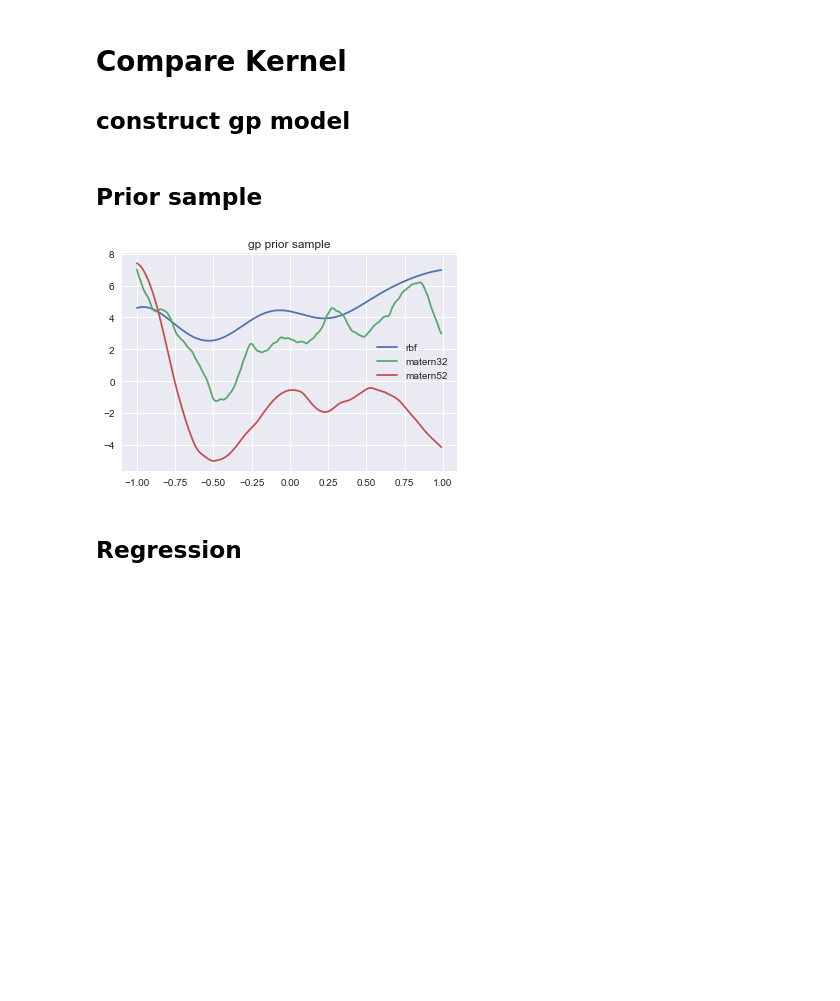
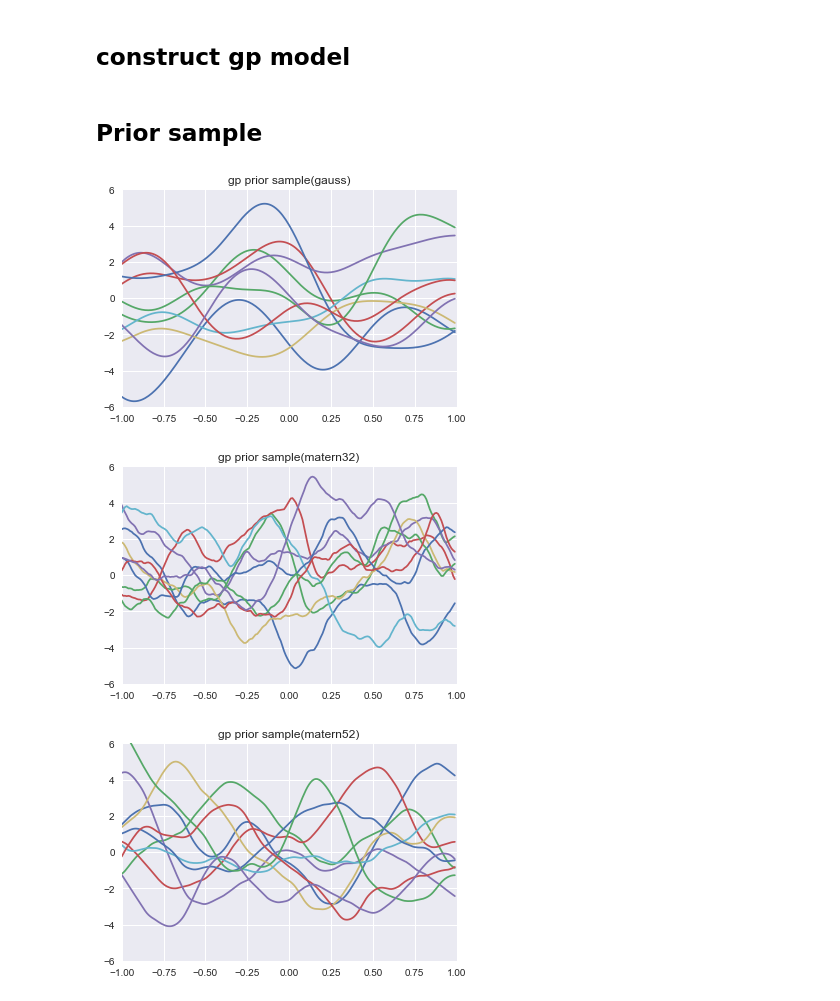
Before and after one commit to s-iwazaki/gp-regression, a Jupyter notebook: notebook/experiment_gp.ipynb, the cells around one changed output. Drawn from its saved outputs; the diff is of its cells as text; code cells hidden in the pictures; blank space fills up the shorter version.

```diff
--- a/notebook/experiment_gp.ipynb
+++ b/notebook/experiment_gp.ipynb
@@ -13,5 +21,4 @@ def obj_f(x):
 # %% [markdown]
-# Compare Kernel
 ## construct gp model
 # %%
 rand_gen = np.random.RandomState(0)
@@ -22,8 +29,8 @@ y = obj_f(x)
 train_x = rand_gen.choice(x, 4, replace=False)
 train_y = obj_f(train_x)
 
-l = 0.4
-v = 16
+l = 0.3
+v = 4
 
 rbf = Rbf(1, length_scale=l, variance=v)
 matern32 = Matern32(1, length_scale=l, variance=v)
@@ -35,13 +42,27 @@ gp_matern52 = GP(train_x[:, np.newaxis], train_y, matern52, seed=2)
 # %% [markdown]
 ## Prior sample
 # %%
-plt.title('gp prior sample')
-plt.plot(x, gp_rbf.prior_sampling(x[:, np.newaxis]), label='rbf')
-plt.plot(x, gp_matern32.prior_sampling(x[:, np.newaxis]), label='matern32')
-plt.plot(x, gp_matern52.prior_sampling(x[:, np.newaxis]), label='matern52')
-plt.legend()
+plt.title('gp prior sample(gauss)')
+for _ in range(10):
+    plt.plot(x, gp_rbf.prior_sampling(x[:, np.newaxis]))
+plt.xlim([-1, 1])
+plt.ylim([-6, 6])
 plt.show()
+
+plt.title('gp prior sample(matern32)')
+for _ in range(10):
+    plt.plot(x, gp_matern32.prior_sampling(x[:, np.newaxis]))
+plt.xlim([-1, 1])
+plt.ylim([-6, 6])
+plt.show()
+
+plt.title('gp prior sample(matern52)')
+for _ in range(10):
+    plt.plot(x, gp_matern52.prior_sampling(x[:, np.newaxis]))
+plt.xlim([-1, 1])
+plt.ylim([-6, 6])
+plt.show()
 # %% [output]
-[figure, old version]
+[figure, new version]
+[figure, added]
+[figure, added]
-# %% [markdown]
-## Regression
```
Also changed, not shown: parts of 5 cells of this notebook, 7 other files.
